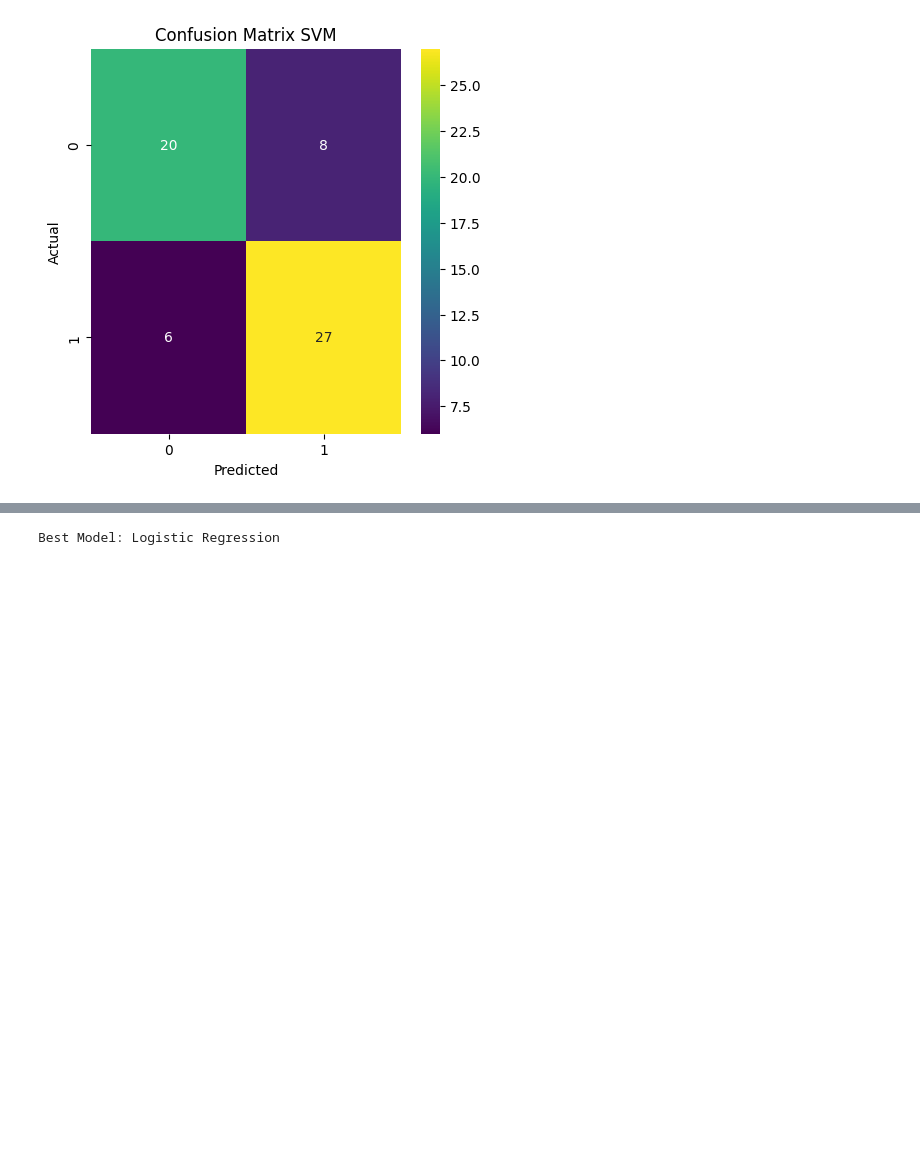
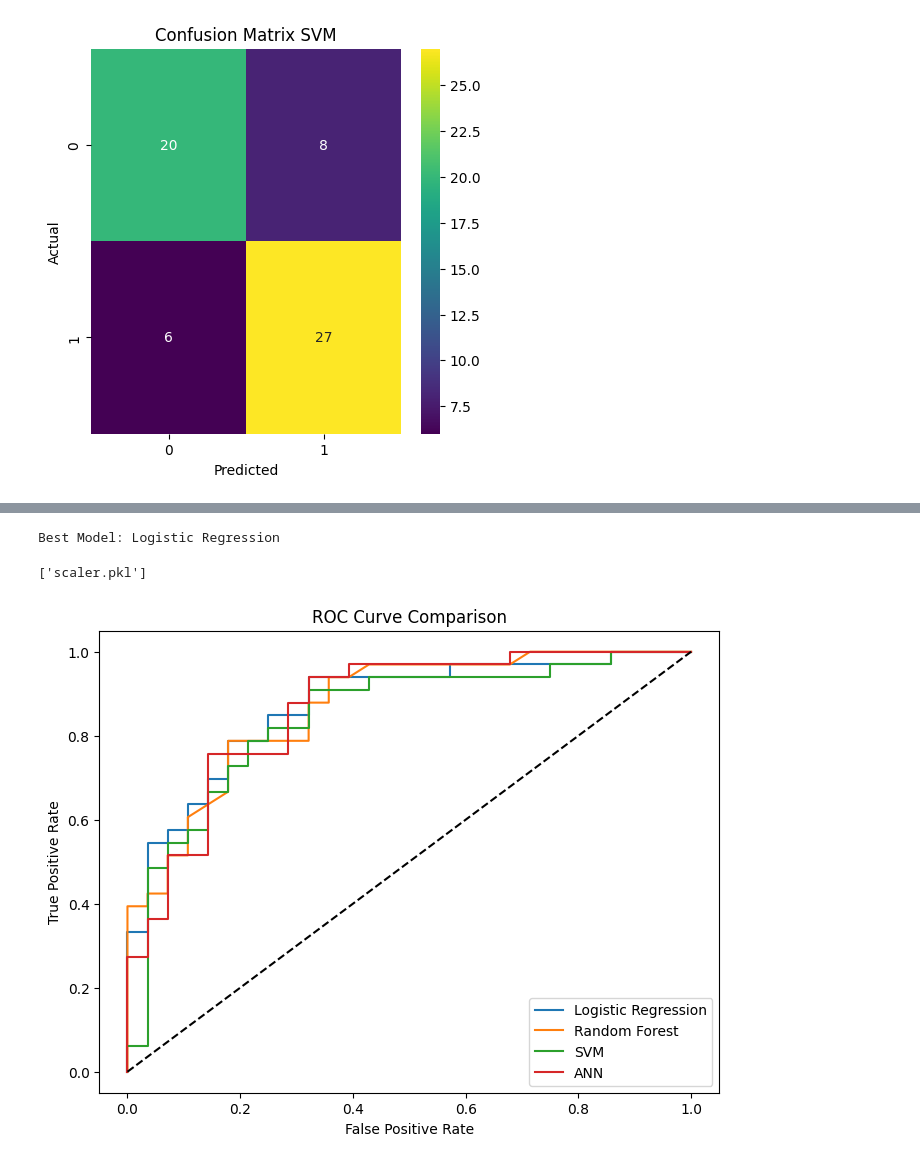
Before and after one commit to joseph2022/Disease-Prediction, a Jupyter notebook: Heart_DIsease2.ipynb, the cells around one changed output, grey strips where cells are left out. Drawn from its saved outputs; the diff is of its cells as text; code cells hidden in the pictures; blank space fills up the shorter version.

Commit message:
Day 2 (Attempt 2): Completed model comparison, best model saving, and real-time heart disease prediction system.

```diff
--- a/Heart_DIsease2.ipynb
+++ b/Heart_DIsease2.ipynb
@@ -341,13 +346,53 @@ best_model_name=comparison.sort_values(
     by="ROC-AUC", ascending=False).iloc[0]["Model"]
 print('Best Model:',best_model_name)
 
-if best_model_name=="Logistic Regression":
-  best_model=lr
-elif best_model_name=="Random Forest":
-  best_model=rf
-elif best_model_name=="SVM":
-  best_model=svm
-else:
-  best_model=nn_model
+if best_model_name == "Logistic Regression":
+    joblib.dump(lr, "heart_disease_model.pkl")
+
+elif best_model_name == "Random Forest":
+    joblib.dump(rf, "heart_disease_model.pkl")
+
+elif best_model_name == "SVM":
+    joblib.dump(svm, "heart_disease_model.pkl")
+
+elif best_model_name == "ANN":
+    nn_model.save("heart_disease_model.h5")
+
+joblib.dump(scaler, "scaler.pkl")
 # %% [output]
 Best Model: Logistic Regression
+['scaler.pkl']
+# %%
+# comparing the ROC curve
+plt.figure(figsize=(8,6))
+
+# Logistic Regression
+y_prob_lr = lr.predict_proba(x_test_scaled)[:,1]
+fpr_lr, tpr_lr, _ = roc_curve(y_test, y_prob_lr)
+plt.plot(fpr_lr, tpr_lr, label="Logistic Regression")
+
+# Random Forest
+y_prob_rf = rf.predict_proba(x_test_scaled)[:,1]
+fpr_rf, tpr_rf, _ = roc_curve(y_test, y_prob_rf)
+plt.plot(fpr_rf, tpr_rf, label="Random Forest")
+
+# SVM
+y_prob_svm = svm.predict_proba(x_test_scaled)[:,1]
+fpr_svm, tpr_svm, _ = roc_curve(y_test, y_prob_svm)
+plt.plot(fpr_svm, tpr_svm, label="SVM")
+
+# TensorFlow ANN
+y_prob_nn = nn_model.predict(x_test_scaled, verbose=0).ravel()
+fpr_nn, tpr_nn, _ = roc_curve(y_test, y_prob_nn)
+plt.plot(fpr_nn, tpr_nn, label="ANN")
+
+# Diagonal line
+plt.plot([0,1], [0,1], 'k--')
+
+plt.xlabel("False Positive Rate")
+plt.ylabel("True Positive Rate")
+plt.title("ROC Curve Comparison")
+plt.legend()
+plt.show()
+# %% [output]
+[figure, added]
```
Also changed, not shown: parts of 5 cells of this notebook.
